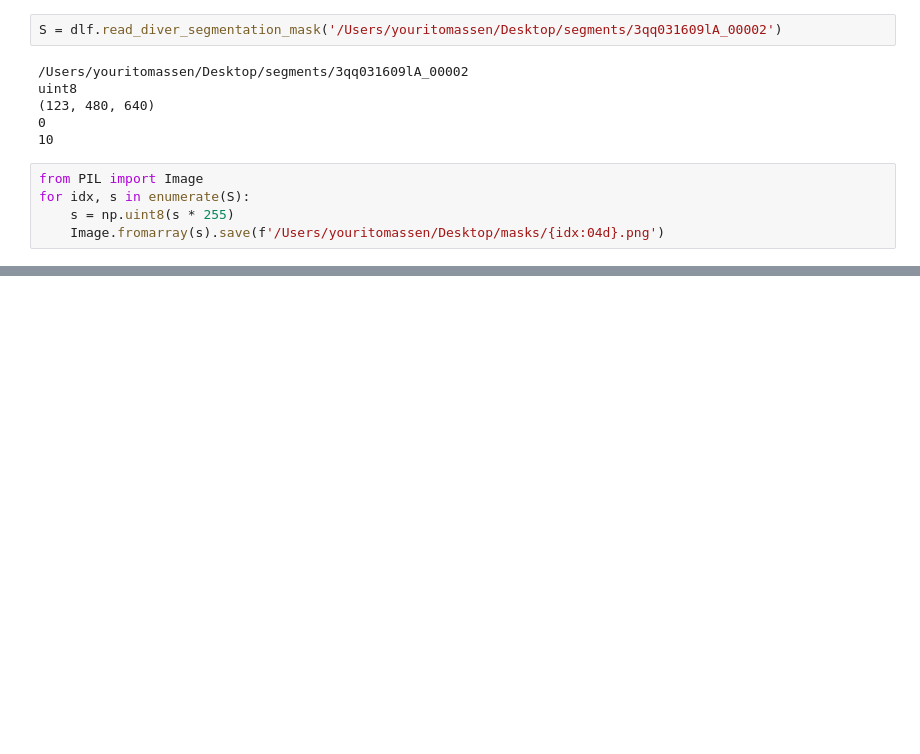
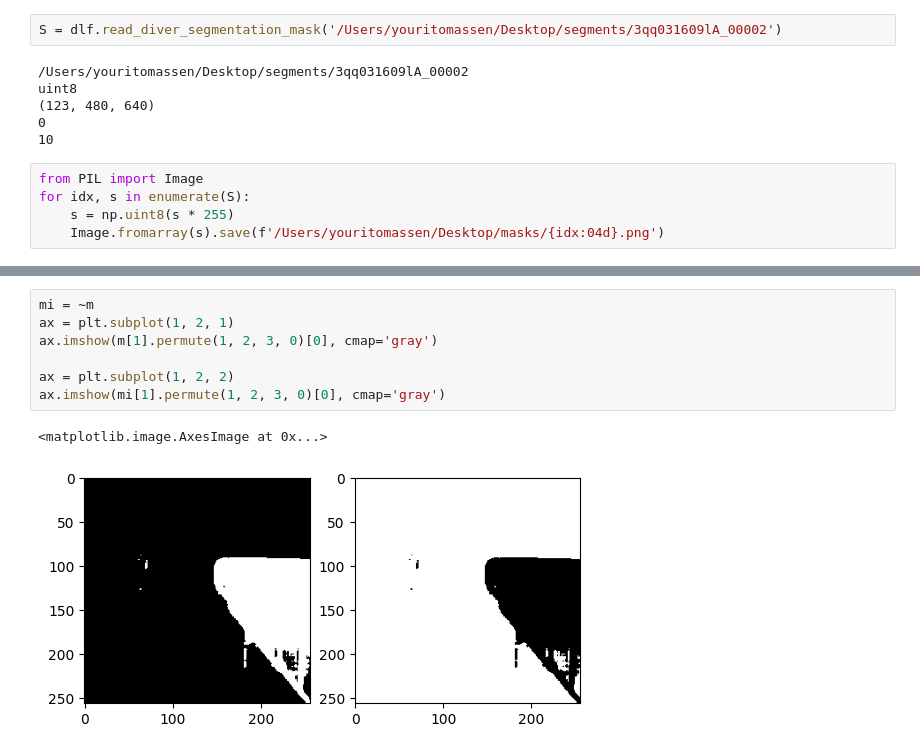
Before and after one commit to sirTomasson/diveslowlearnfast, a Jupyter notebook: notebooks/Dice Loss.ipynb, the cells around one changed output, grey strips where cells are left out. Cells and saved outputs as stored; diff of their text form; blank space fills up the shorter version.

```diff
--- a/notebooks/Dice Loss.ipynb
+++ b/notebooks/Dice Loss.ipynb
@@ -486,0 +541,10 @@ for idx, s in enumerate(S):
+# %%
+mi = ~m
+ax = plt.subplot(1, 2, 1)
+ax.imshow(m[1].permute(1, 2, 3, 0)[0], cmap='gray')
+
+ax = plt.subplot(1, 2, 2)
+ax.imshow(mi[1].permute(1, 2, 3, 0)[0], cmap='gray')
+# %% [output]
+<matplotlib.image.AxesImage at 0x...>
+[figure, added]
```
Also changed, not shown: parts of 4 cells of this notebook, 1 other file.
